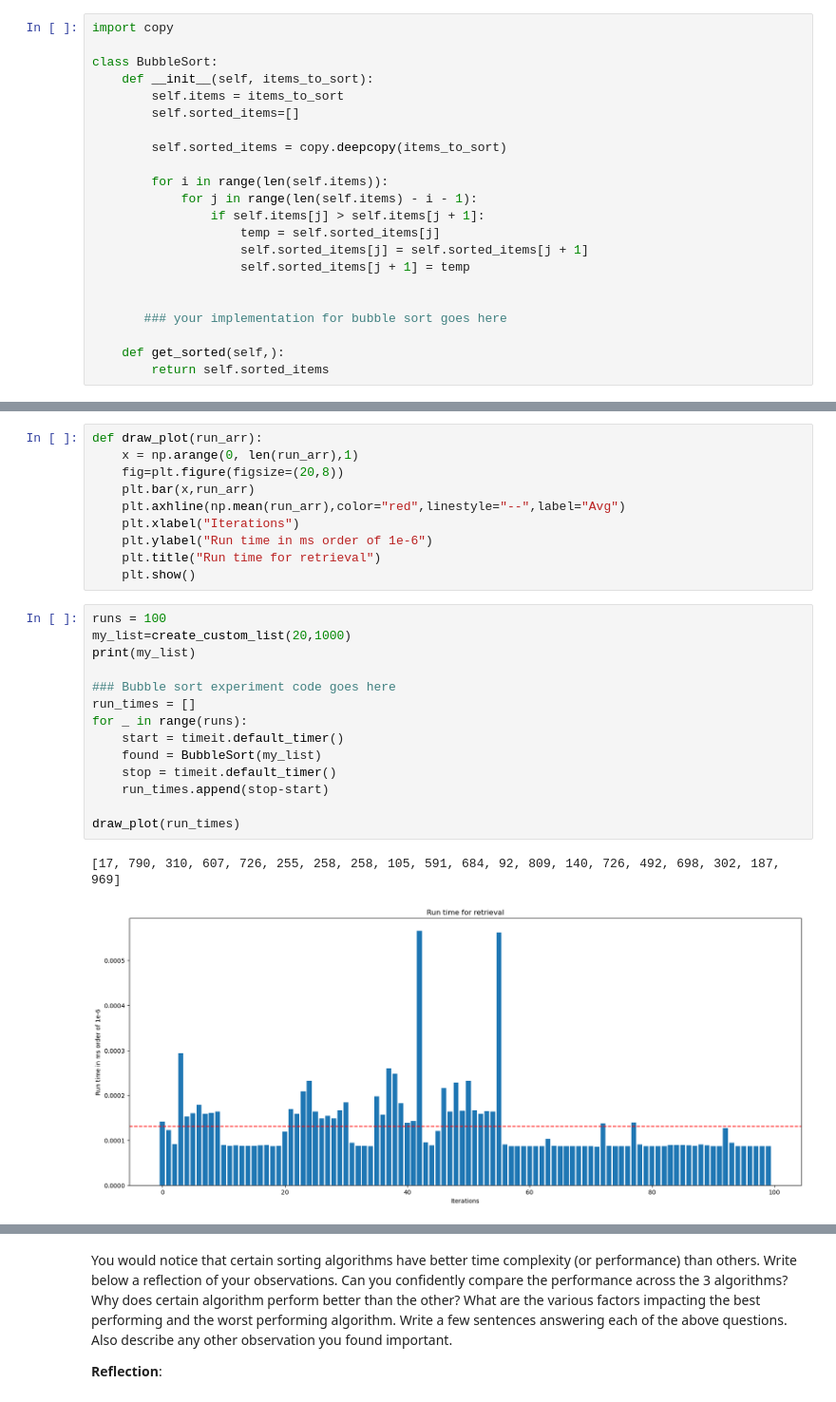
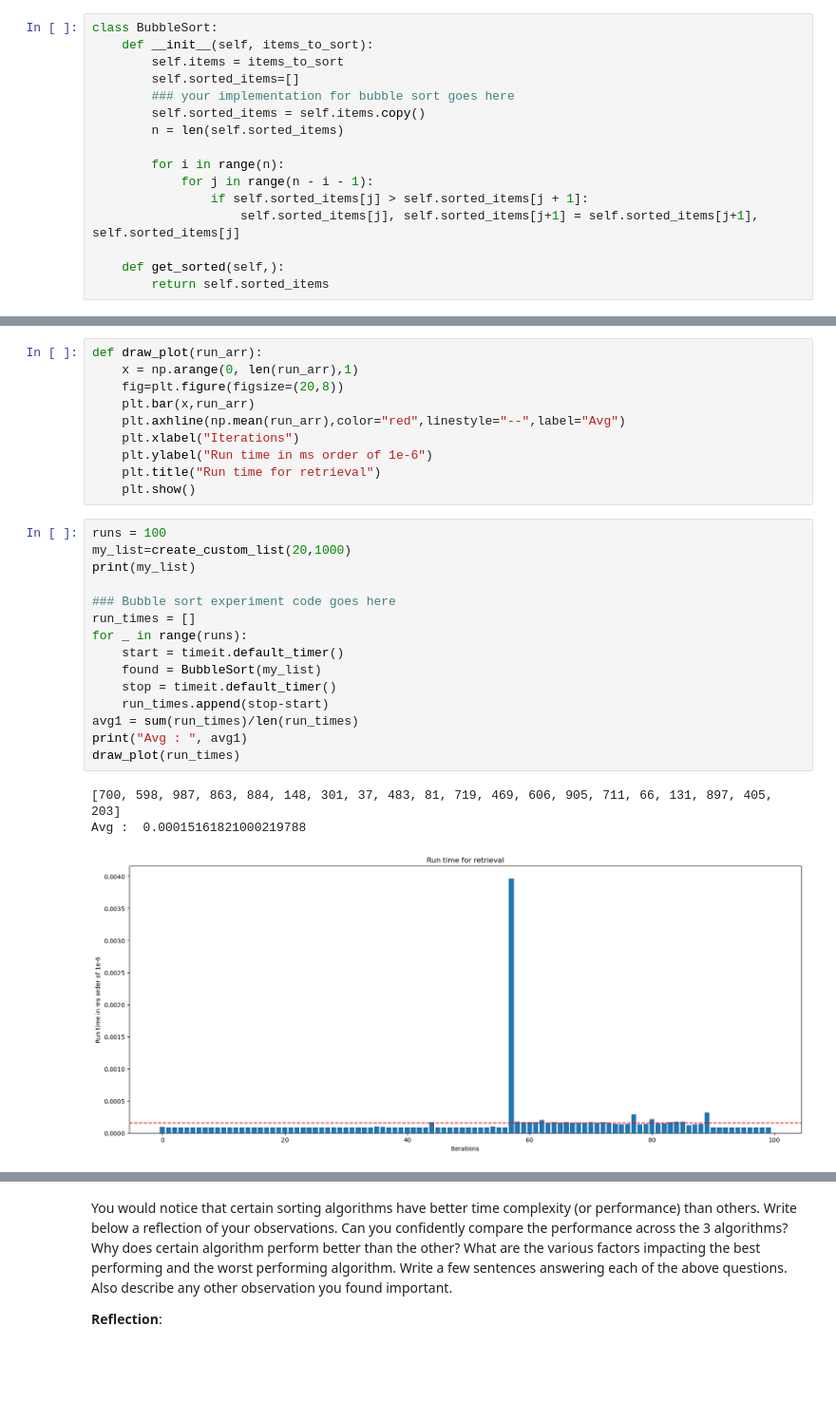
Before and after one commit to haaaarsh4/2XCE-Lab, a Jupyter notebook: Lab_II.ipynb, the cells around one changed output, grey strips where cells are left out. Shown at 95% size. Drawn from its saved outputs; the diff is of its cells as text; blank space fills up the shorter version.

```diff
--- a/Lab_II.ipynb
+++ b/Lab_II.ipynb
@@ -18,24 +18,18 @@ import numpy as np
 - Insertion Sort
 - Selection Sort
 # %%
-import copy
-
 class BubbleSort:
     def __init__(self, items_to_sort):
         self.items = items_to_sort
         self.sorted_items=[]
+        ### your implementation for bubble sort goes here
+        self.sorted_items = self.items.copy()
+        n = len(self.sorted_items)
 
-        self.sorted_items = copy.deepcopy(items_to_sort)
-
-        for i in range(len(self.items)):
-            for j in range(len(self.items) - i - 1):
-                if self.items[j] > self.items[j + 1]:
-                    temp = self.sorted_items[j]
-                    self.sorted_items[j] = self.sorted_items[j + 1]
-                    self.sorted_items[j + 1] = temp
-
-
-       ### your implementation for bubble sort goes here
+        for i in range(n):
+            for j in range(n - i - 1):
+                if self.sorted_items[j] > self.sorted_items[j + 1]:
+                    self.sorted_items[j], self.sorted_items[j+1] = self.sorted_items[j+1], self.sorted_items[j]
 
     def get_sorted(self,):
         return self.sorted_items
@@ -102,20 +107,22 @@ def draw_plot(run_arr):
 # %%
 runs = 100
 my_list=create_custom_list(20,1000)
 print(my_list)
 
 ### Bubble sort experiment code goes here
 run_times = []
 for _ in range(runs):
     start = timeit.default_timer()
     found = BubbleSort(my_list)
     stop = timeit.default_timer()
     run_times.append(stop-start)
-
+avg1 = sum(run_times)/len(run_times)
+print("Avg : ", avg1)
 draw_plot(run_times)
 # %% [output]
-[17, 790, 310, 607, 726, 255, 258, 258, 105, 591, 684, 92, 809, 140, 726, 492, 698, 302, 187, 969]
+[700, 598, 987, 863, 884, 148, 301, 37, 483, 81, 719, 469, 606, 905, 711, 66, 131, 897, 405, 203]
+Avg :  0.00015161821000219788
-[figure, old version]
+[figure, new version]
 # %%
 ### Insertion sort experiment code goes here
 run_times = []
```
Also changed, not shown: parts of 12 cells of this notebook.
